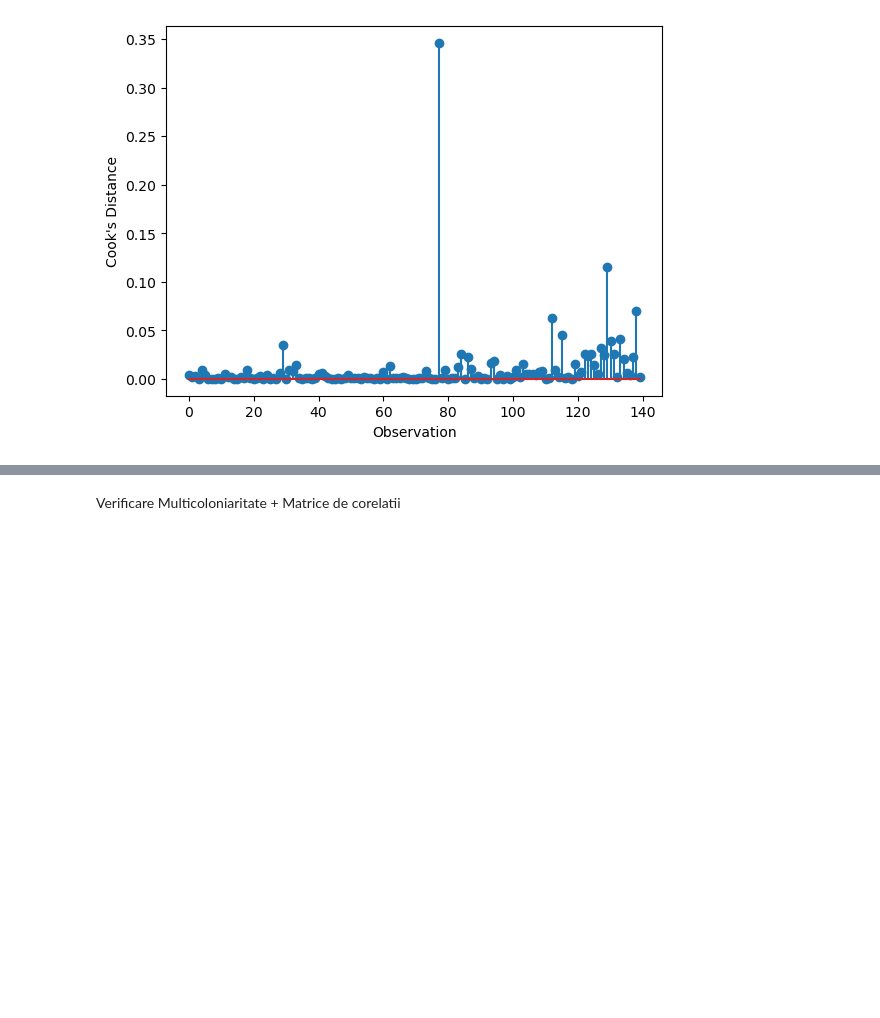
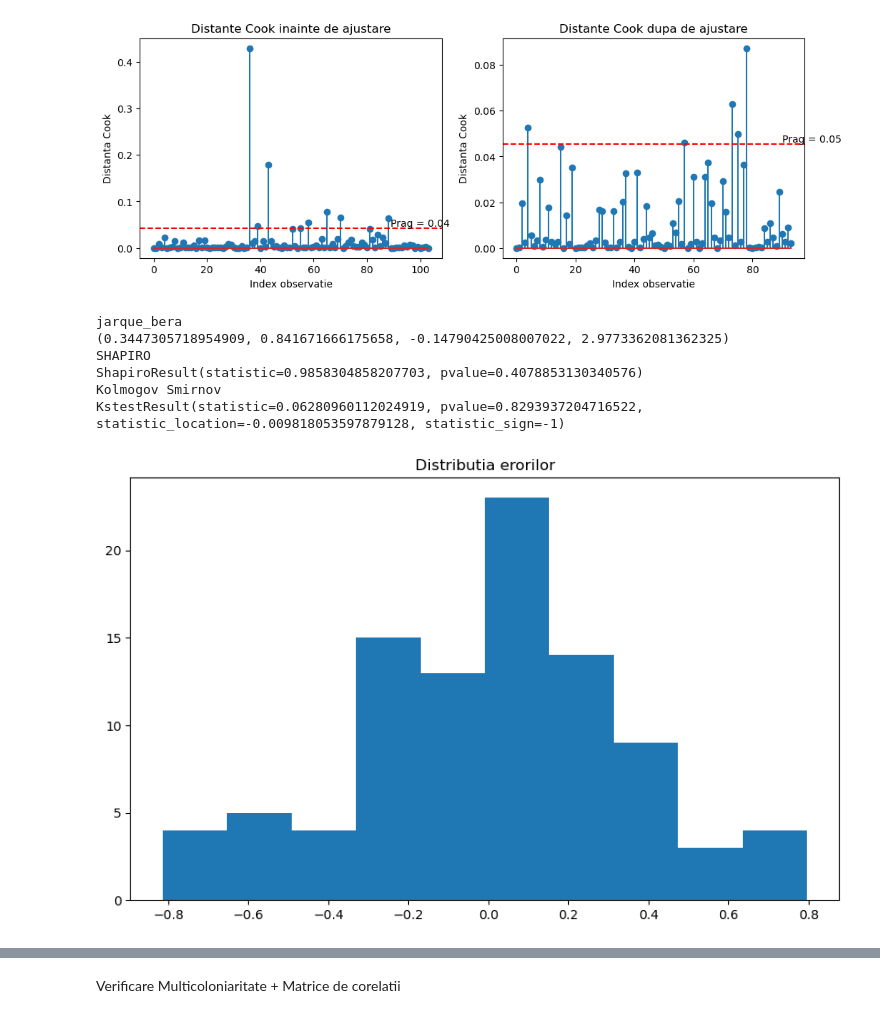
Before and after one commit to srvalex/Econometrie, a Jupyter notebook: Model2.ipynb, the cells around one changed output, grey strips where cells are left out. Cells and saved outputs as stored; diff of their text form; code cells hidden in the pictures; blank space fills up the shorter version.

```diff
--- a/Model2.ipynb
+++ b/Model2.ipynb
@@ -111,0 +115,5 @@ df['Region_2'] = df.apply(lambda x: 'Asia' if x['Region'] in Asia else
+# %%
+df_train = df.groupby('Region').sample(frac=0.75)
+index_train = df_train.index
+conditie = ~df.index.isin(index_train)
+df_test = df[conditie].copy()
@@ -112,11 +128,10 @@ df['Region_2'] = df.apply(lambda x: 'Asia' if x['Region'] in Asia else
 # %%
-regresie = smf.ols('happy ~Social_support + '
-                            '+ Coruption +GDP_capita_logged + Freedom',data=df).fit()
+regresie = smf.ols('happy ~ Social_support + Coruption +GDP_capita_logged + Freedom',data=df_train).fit()
 print(regresie.summary())
 exog = regresie.model.exog
 fit = regresie.fittedvalues
 weigths = 1 / (np.power(fit,2))
-wls = sm.WLS(df.loc[df.dropna().index,'happy'],exog=exog,weights=weigths).fit()
+wls = sm.WLS(df_train.loc[df_train.dropna().index,'happy'],exog=exog,weights=weigths).fit()
 # %% [output]
                             OLS Regression Results
 ==============================================================================
@@ -214,14 +229,58 @@ KstestResult(statistic=0.0955728750486037, pvalue=0.14518244946705527, statistic
 # %%
 influence = regresie.get_influence()
 cooks_d, p_values = influence.cooks_distance
-df_with_cook = df.copy()
+df_with_cook = df_train.copy()
 df_with_cook['cooks_d'] = cooks_d
 influential = df_with_cook[df_with_cook['cooks_d'] > 4 / len(df_with_cook)]
 df_with_cook.drop(index=influential.index,inplace=True)
-plt.stem(cooks_d)
-plt.xlabel('Observation')
-plt.ylabel("Cook's Distance")
+
+figura, axe = plt.subplots(nrows=1, ncols=2, figsize=(12, 4))
+ax1,ax2 = axe
+
+ax1.stem(cooks_d)
+ax1.set_xlabel('Index observatie')
+ax1.set_ylabel("Distanta Cook")
+ax1.set_title("Distante Cook inainte de ajustare")
+ax1.axhline(4 / len(df_with_cook),linestyle="--",color='red')
+ax1.text(100,
+         4 / len(df_with_cook),
+        f"Prag = {np.round(4 / len(df_with_cook),2)}",
+        va="bottom",
+        ha="center"
+        )
+regresie_cook = smf.ols('happy ~Social_support + '
+                            '+ Coruption +GDP_capita_logged + Freedom',data=df_with_cook).fit()
+exog = regresie.model.exog
+fit = regresie.fittedvalues
+
+
+influence = regresie_cook.get_influence()
+cooks_d, p_values = influence.cooks_distance
+# df_with_cook = df.copy()
+df_with_cook['cooks_d'] = cooks_d
+influential = df_with_cook[df_with_cook['cooks_d'] > 4 / len(df_with_cook)]
+df_with_cook.drop(index=influential.index,inplace=True)
+ax2.stem(cooks_d)
+ax2.set_xlabel('Index observatie')
+ax2.set_ylabel("Distanta Cook")
+ax2.set_title("Distante Cook dupa de ajustare")
+ax2.axhline(4 / len(df_with_cook),linestyle="--",color="red")
+ax2.text(100,
+         4 / len(df_with_cook),
+        f"Prag = {np.round(4 / len(df_with_cook),2)}",
+        va="bottom",
+        ha="center"
+        )
 plt.show()
+
+testare_normalitate(regresie=regresie_cook,bins=10)
 # %% [output]
-[figure, old version]
+[figure, new version]
+jarque_bera
+(0.3447305718954909, 0.841671666175658, -0.14790425008007022, 2.9773362081362325)
+SHAPIRO
+ShapiroResult(statistic=0.9858304858207703, pvalue=0.4078853130340576)
+Kolmogov Smirnov
+KstestResult(statistic=0.06280960112024919, pvalue=0.8293937204716522, statistic_location=-0.009818053597879128, statistic_sign=-1)
+[figure, added]
 # %%
```
Also changed, not shown: parts of 30 cells of this notebook, 1 other file.
